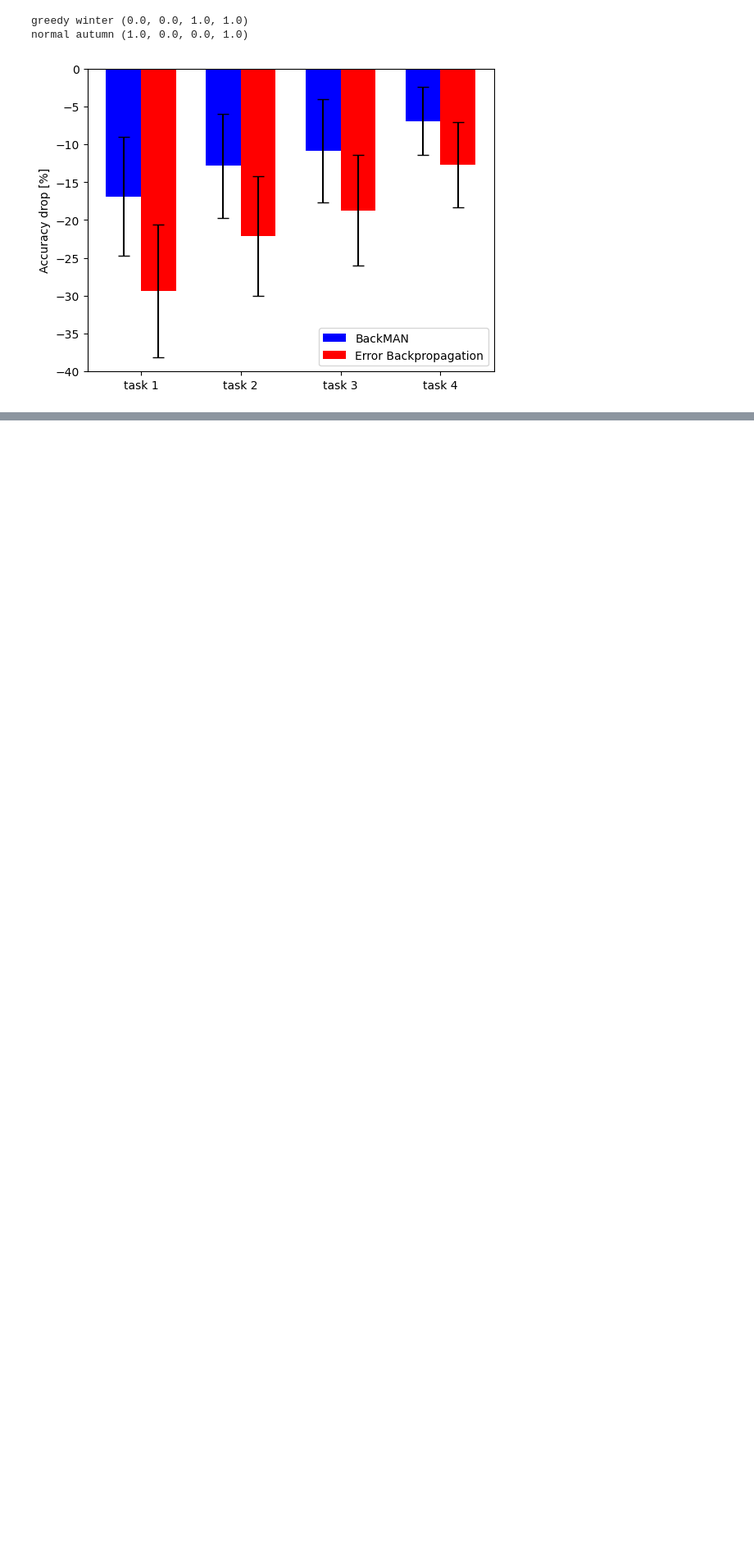
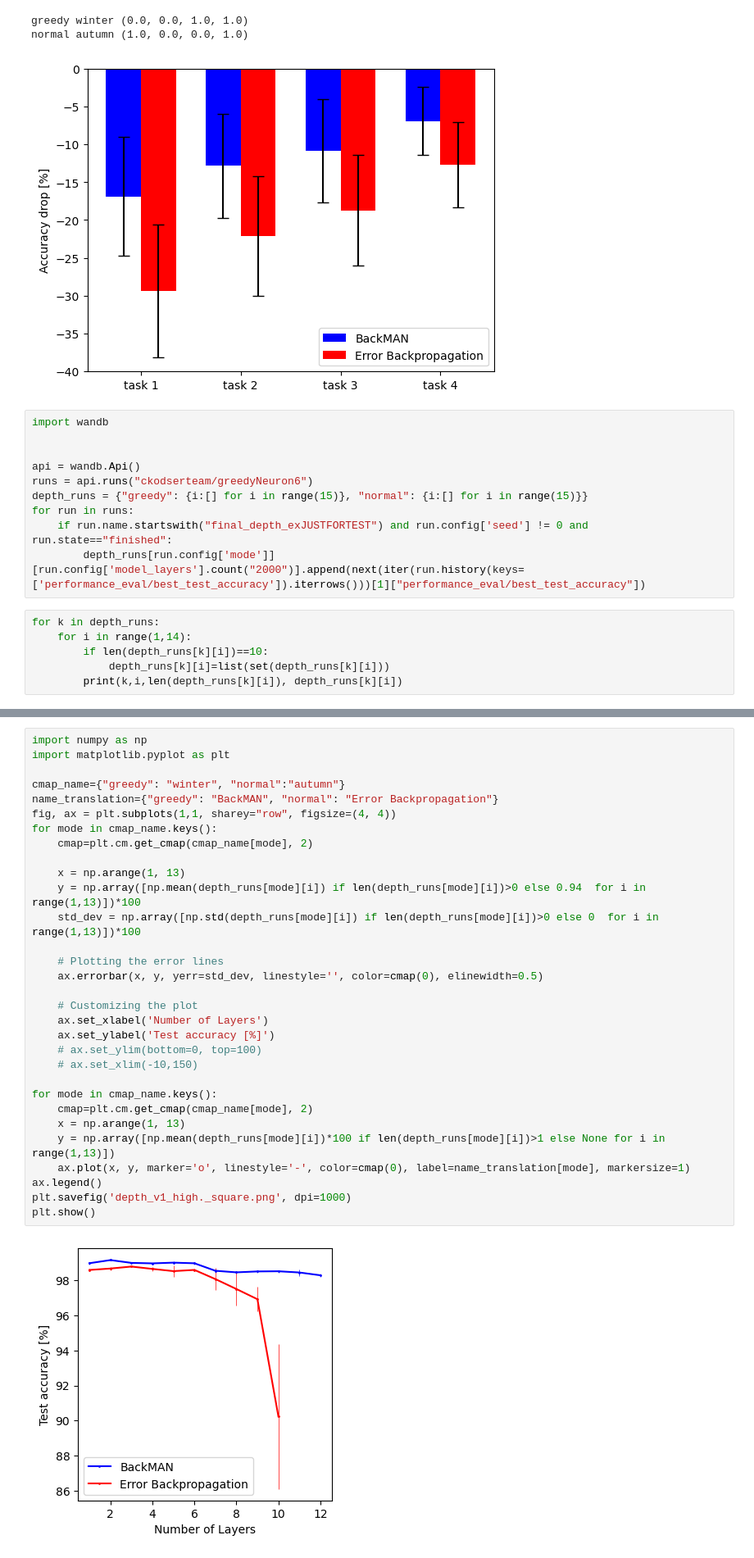
Before and after one commit to ckodser/greedyneuron, a Jupyter notebook: forgetting_plot.ipynb, the cells around one changed output, grey strips where cells are left out. Shown: that part at 82% size. Cells and saved outputs as stored; diff of their text form; blank space fills up the shorter version.

```diff
--- a/forgetting_plot.ipynb
+++ b/forgetting_plot.ipynb
@@ -176,3 +302,19 @@ plt.show()
 greedy winter (0.0, 0.0, 1.0, 1.0)
 normal autumn (1.0, 0.0, 0.0, 1.0)
 [figure]
+# %%
+import wandb
+
+
+api = wandb.Api()
+runs = api.runs("ckodserteam/greedyNeuron6")
+depth_runs = {"greedy": {i:[] for i in range(15)}, "normal": {i:[] for i in range(15)}}
+for run in runs:
+    if run.name.startswith("final_depth_exJUSTFORTEST") and run.config['seed'] != 0 and run.state=="finished":
+        depth_runs[run.config['mode']][run.config['model_layers'].count("2000")].append(next(iter(run.history(keys=['performance_eval/best_test_accuracy']).iterrows()))[1]["performance_eval/best_test_accuracy"])
+# %%
+for k in depth_runs:
+    for i in range(1,14):
+        if len(depth_runs[k][i])==10:
+            depth_runs[k][i]=list(set(depth_runs[k][i]))
+        print(k,i,len(depth_runs[k][i]), depth_runs[k][i])
@@ -178,0 +339,33 @@ normal autumn (1.0, 0.0, 0.0, 1.0)
+# %%
+import numpy as np
+import matplotlib.pyplot as plt
+
+cmap_name={"greedy": "winter", "normal":"autumn"}
+name_translation={"greedy": "BackMAN", "normal": "Error Backpropagation"}
+fig, ax = plt.subplots(1,1, sharey="row", figsize=(4, 4))
+for mode in cmap_name.keys():
+    cmap=plt.cm.get_cmap(cmap_name[mode], 2)
+
+    x = np.arange(1, 13)
+    y = np.array([np.mean(depth_runs[mode][i]) if len(depth_runs[mode][i])>0 else 0.94  for i in range(1,13)])*100
+    std_dev = np.array([np.std(depth_runs[mode][i]) if len(depth_runs[mode][i])>0 else 0  for i in range(1,13)])*100
+
+    # Plotting the error lines
+    ax.errorbar(x, y, yerr=std_dev, linestyle='', color=cmap(0), elinewidth=0.5)
+
+    # Customizing the plot
+    ax.set_xlabel('Number of Layers')
+    ax.set_ylabel('Test accuracy [%]')
+    # ax.set_ylim(bottom=0, top=100)
+    # ax.set_xlim(-10,150)
+
+for mode in cmap_name.keys():
+    cmap=plt.cm.get_cmap(cmap_name[mode], 2)
+    x = np.arange(1, 13)
+    y = np.array([np.mean(depth_runs[mode][i])*100 if len(depth_runs[mode][i])>1 else None for i in range(1,13)])
+    ax.plot(x, y, marker='o', linestyle='-', color=cmap(0), label=name_translation[mode], markersize=1)
+ax.legend()
+plt.savefig('depth_v1_high._square.png', dpi=1000)
+plt.show()
+# %% [output]
+[figure, added]
```
Also changed, not shown: parts of 3 cells of this notebook, 7 other files.
